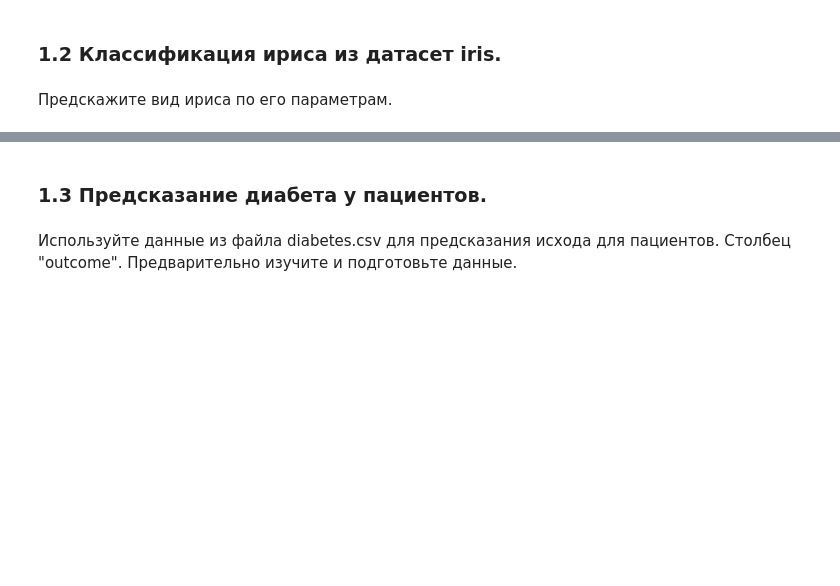
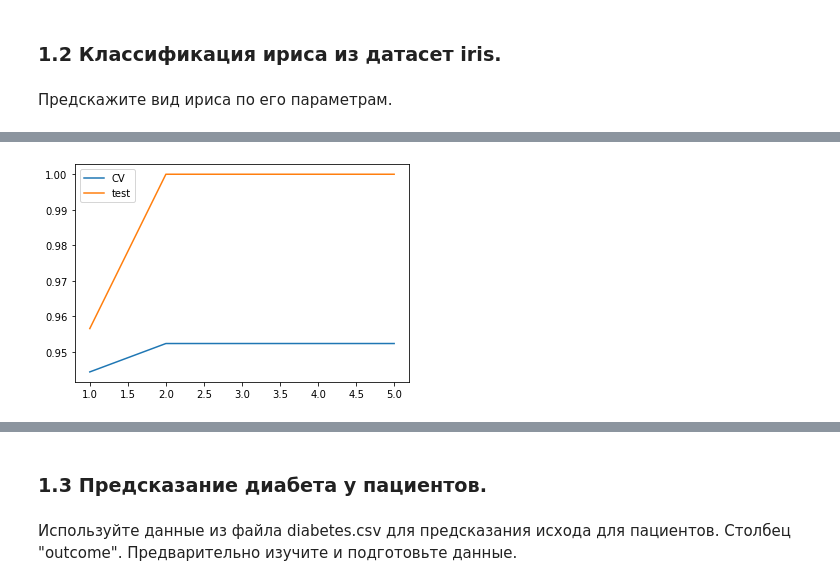
Before and after one commit to volynvlad/mathematical_foundations_ml, a Jupyter notebook: LR3/LR3_1k_task.ipynb, the cells around one changed output, grey strips where cells are left out. Saved outputs shown, nothing was run; the diff lists cells and outputs as text; code cells hidden in the pictures; blank space fills up the shorter version.

```diff
--- a/LR3/LR3_1k_task.ipynb
+++ b/LR3/LR3_1k_task.ipynb
@@ -21,0 +442,4 @@
+# %%
+plot_validation_curve(KNeighborsClassifier, "p", range(1, 6), X_train, y_train, X_test, y_test)
+# %% [output]
+[figure, added]
```
Also changed, not shown: parts of 137 cells of this notebook, 8 other files.
